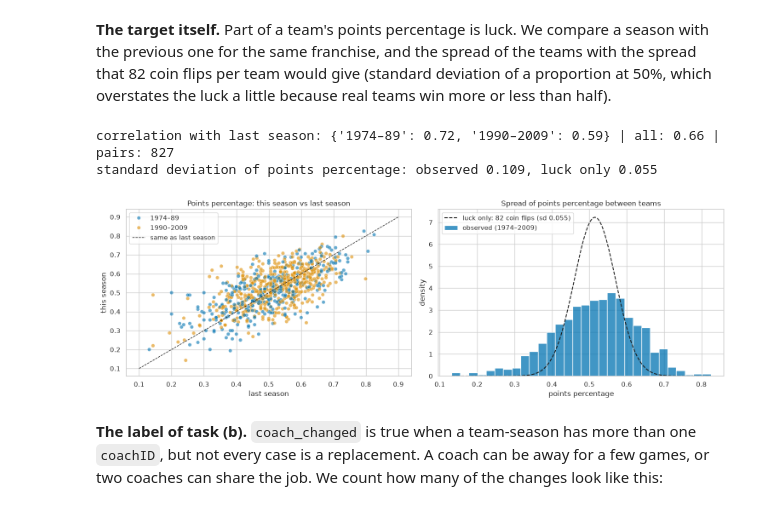
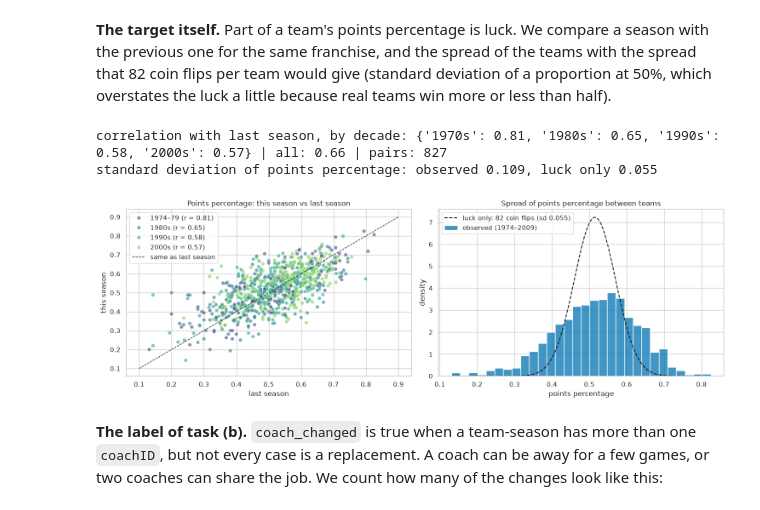
Before and after one commit to b3lchior/feup-ac, a Jupyter notebook: 01_eda.ipynb, the cells around one changed output. Cells and saved outputs as stored; diff of their text form; code cells hidden in the pictures.

```diff
--- a/01_eda.ipynb
+++ b/01_eda.ipynb
@@ -613,34 +599,41 @@ Name: resolution, dtype: object
 # %%
 teams_pct = nhl.sort_values(["franchID", "year"]).assign(points_pct=lambda d: d["Pts"] / (2 * d["G"]))
 teams_pct["prev_points_pct"] = teams_pct.groupby("franchID")["points_pct"].shift(1)
 
 recent = teams_pct.query("year >= 1974")
-pairs = recent.dropna(subset=["prev_points_pct"]).assign(era=lambda d: np.where(d["year"] < 1990, "1974–89", "1990–2009"))
+pairs = recent.dropna(subset=["prev_points_pct"]).assign(decade=lambda d: d["year"] // 10 * 10)
+
+# one colour per decade (ordered), with the correlation with last season in the legend
+decade_r = {dec: d["points_pct"].corr(d["prev_points_pct"]) for dec, d in pairs.groupby("decade")}
+decade_label = {dec: f"{'1974–79' if dec == 1970 else f'{dec}s'} (r = {r:.2f})" for dec, r in decade_r.items()}
+pairs["decade_label"] = pairs["decade"].map(decade_label)
+decade_colors = dict(zip(decade_label.values(), sns.color_palette("viridis", len(decade_label))))
 luck_sd = np.sqrt(0.25 / 82)
 
 fig, axes = plt.subplots(1, 2, figsize=(15, 5))
 
-sns.scatterplot(data=pairs, x="prev_points_pct", y="points_pct", hue="era", hue_order=["1974–89", "1990–2009"], alpha=0.6, ax=axes[0])
+sns.scatterplot(data=pairs, x="prev_points_pct", y="points_pct", hue="decade_label", hue_order=list(decade_label.values()),
+                palette=decade_colors, alpha=0.6, ax=axes[0])
 axes[0].plot([0.1, 0.9], [0.1, 0.9], color="k", ls="--", lw=1, label="same as last season")
 axes[0].set(title="Points percentage: this season vs last season", xlabel="last season", ylabel="this season")
 axes[0].legend()
 
 sns.histplot(recent["points_pct"], bins=30, stat="density", ax=axes[1], label="observed (1974–2009)")
 grid = np.linspace(recent["points_pct"].min(), recent["points_pct"].max(), 200)
 axes[1].plot(grid, stats.norm.pdf(grid, recent["points_pct"].mean(), luck_sd), color="k", ls="--",
              label=f"luck only: 82 coin flips (sd {luck_sd:.3f})")
 axes[1].set(title="Spread of points percentage between teams", xlabel="points percentage", ylabel="density")
 axes[1].legend()
 plt.tight_layout()
 
-print("correlation with last season:",
-      {era: round(float(d["points_pct"].corr(d["prev_points_pct"])), 2) for era, d in pairs.groupby("era")},
+print("correlation with last season, by decade:",
+      {f"{dec}s": round(float(r), 2) for dec, r in decade_r.items()},
       "| all:", round(float(pairs["points_pct"].corr(pairs["prev_points_pct"])), 2), f"| pairs: {len(pairs)}")
 print(f"standard deviation of points percentage: observed {recent['points_pct'].std():.3f}, luck only {luck_sd:.3f}")
 # %% [output]
-correlation with last season: {'1974–89': 0.72, '1990–2009': 0.59} | all: 0.66 | pairs: 827
+correlation with last season, by decade: {'1970s': 0.81, '1980s': 0.65, '1990s': 0.58, '2000s': 0.57} | all: 0.66 | pairs: 827
 standard deviation of points percentage: observed 0.109, luck only 0.055
-[figure, old version]
+[figure, new version]
 # %% [markdown]
 **The label of task (b).** `coach_changed` is true when a team-season has more than one `coachID`, but not every case is a replacement. A coach can be away for a few games, or two coaches can share the job. We count how many of the changes look like this:
 # %%
```
Also changed, not shown: parts of 24 cells of this notebook, 2 other files.
